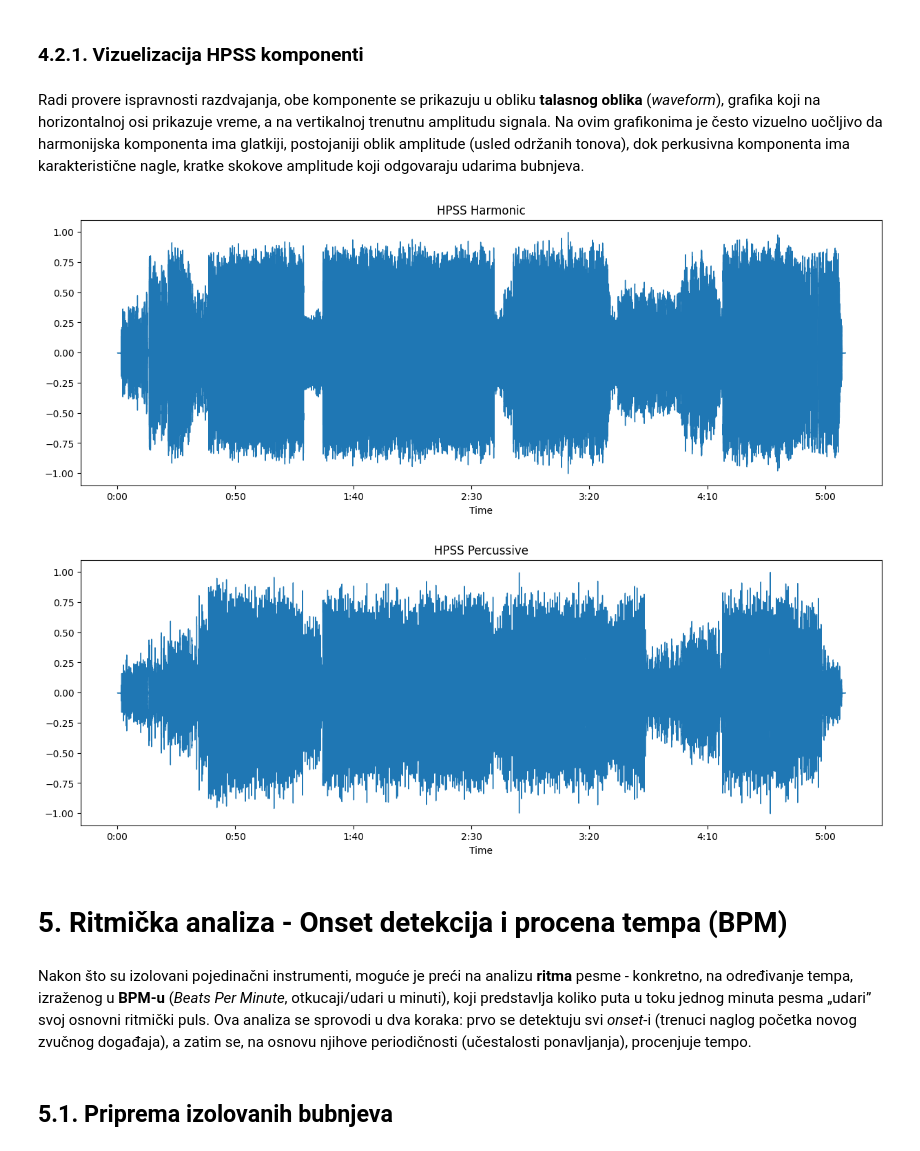
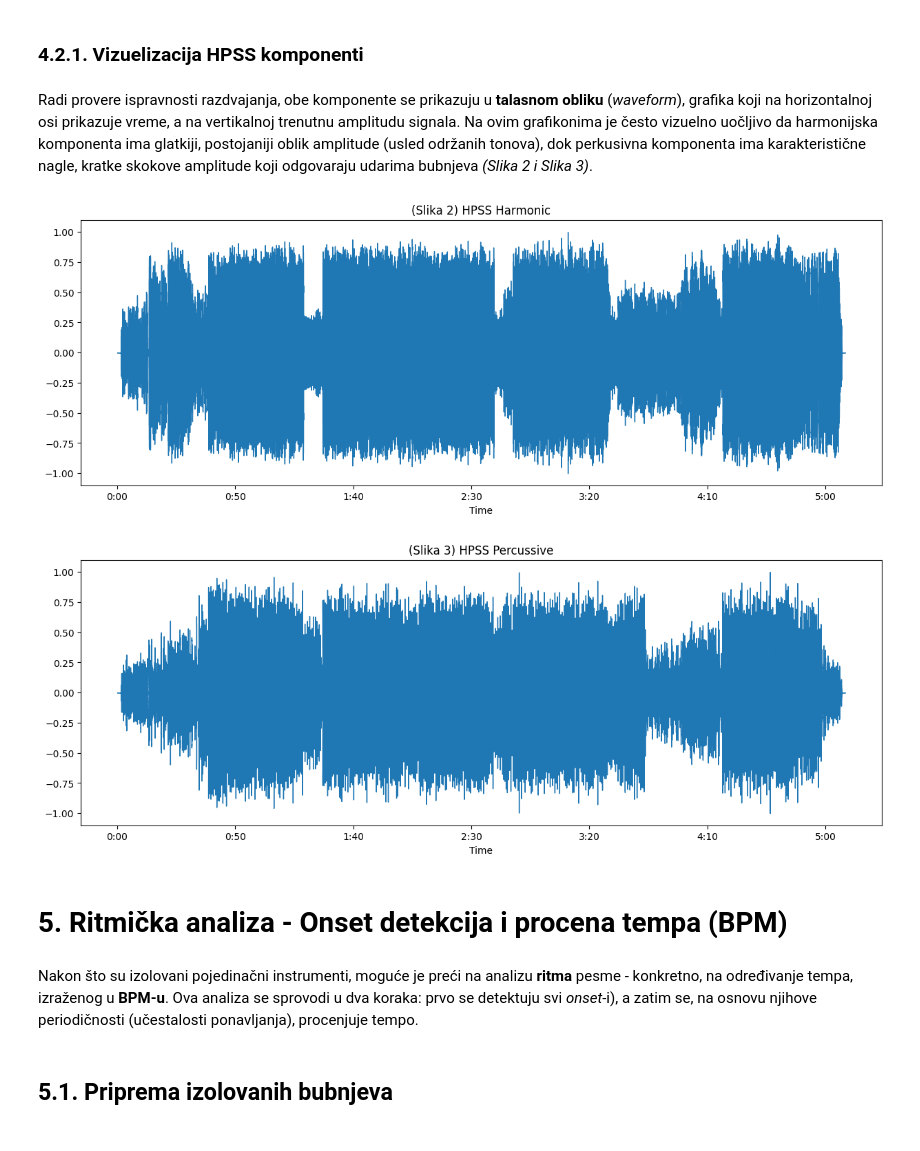
Before and after one commit to maslesa/Extraction-and-Analysis-of-Musical-Elements-from-Audio-Signals, a Jupyter notebook: wave_split.ipynb, the cells around one changed output. Saved outputs shown, nothing was run; the diff lists cells and outputs as text; code cells hidden in the pictures.

```diff
--- a/wave_split.ipynb
+++ b/wave_split.ipynb
@@ -292,24 +293,24 @@ Nakon izračunavanja, obe komponente se ponovo normalizuju (na isti način i iz
 # %% [markdown]
 ### 4.2.1. Vizuelizacija HPSS komponenti
 # %% [markdown]
-Radi provere ispravnosti razdvajanja, obe komponente se prikazuju u obliku **talasnog oblika** (*waveform*), grafika koji na horizontalnoj osi prikazuje vreme, a na vertikalnoj trenutnu amplitudu signala. Na ovim grafikonima je često vizuelno uočljivo da harmonijska komponenta ima glatkiji, postojaniji oblik amplitude (usled održanih tonova), dok perkusivna komponenta ima karakteristične nagle, kratke skokove amplitude koji odgovaraju udarima bubnjeva.
+Radi provere ispravnosti razdvajanja, obe komponente se prikazuju u **talasnom obliku** (*waveform*), grafika koji na horizontalnoj osi prikazuje vreme, a na vertikalnoj trenutnu amplitudu signala. Na ovim grafikonima je često vizuelno uočljivo da harmonijska komponenta ima glatkiji, postojaniji oblik amplitude (usled održanih tonova), dok perkusivna komponenta ima karakteristične nagle, kratke skokove amplitude koji odgovaraju udarima bubnjeva *(Slika 2 i Slika 3)*.
 # %%
 plt.figure(figsize=(15, 5))
 librosa.display.waveshow(harmonic_signal, sr=sr)
-plt.title('HPSS Harmonic')
+plt.title('(Slika 2) HPSS Harmonic')
 plt.show()
 
 plt.figure(figsize=(15, 5))
 librosa.display.waveshow(percussive_signal, sr=sr)
-plt.title('HPSS Percussive')
+plt.title('(Slika 3) HPSS Percussive')
 plt.show()
 # %% [output]
-[figure, old version]
+[figure, new version]
-[figure, old version]
+[figure, new version]
 # %% [markdown]
 # 5. Ritmička analiza - Onset detekcija i procena tempa (BPM)
 # %% [markdown]
-Nakon što su izolovani pojedinačni instrumenti, moguće je preći na analizu **ritma** pesme - konkretno, na određivanje tempa, izraženog u **BPM-u** (*Beats Per Minute*, otkucaji/udari u minuti), koji predstavlja koliko puta u toku jednog minuta pesma „udari” svoj osnovni ritmički puls. Ova analiza se sprovodi u dva koraka: prvo se detektuju svi *onset*-i (trenuci naglog početka novog zvučnog događaja), a zatim se, na osnovu njihove periodičnosti (učestalosti ponavljanja), procenjuje tempo.
+Nakon što su izolovani pojedinačni instrumenti, moguće je preći na analizu **ritma** pesme - konkretno, na određivanje tempa, izraženog u **BPM-u**. Ova analiza se sprovodi u dva koraka: prvo se detektuju svi *onset*-i), a zatim se, na osnovu njihove periodičnosti (učestalosti ponavljanja), procenjuje tempo.
 # %% [markdown]
 ## 5.1. Priprema izolovanih bubnjeva
 # %% [markdown]
```
Also changed, not shown: parts of 33 cells of this notebook, 1 other file.
